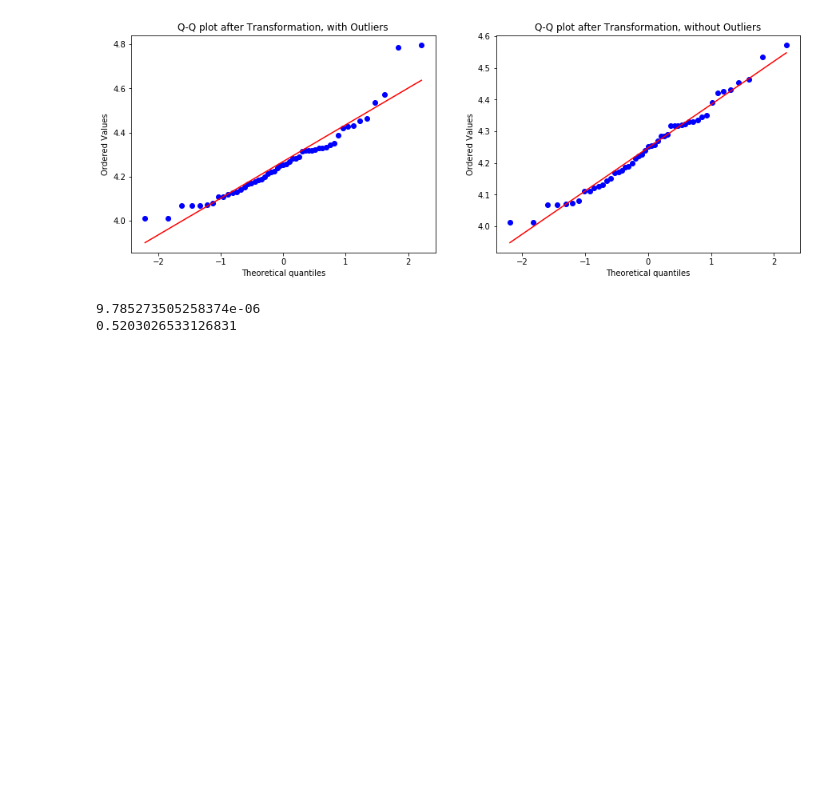
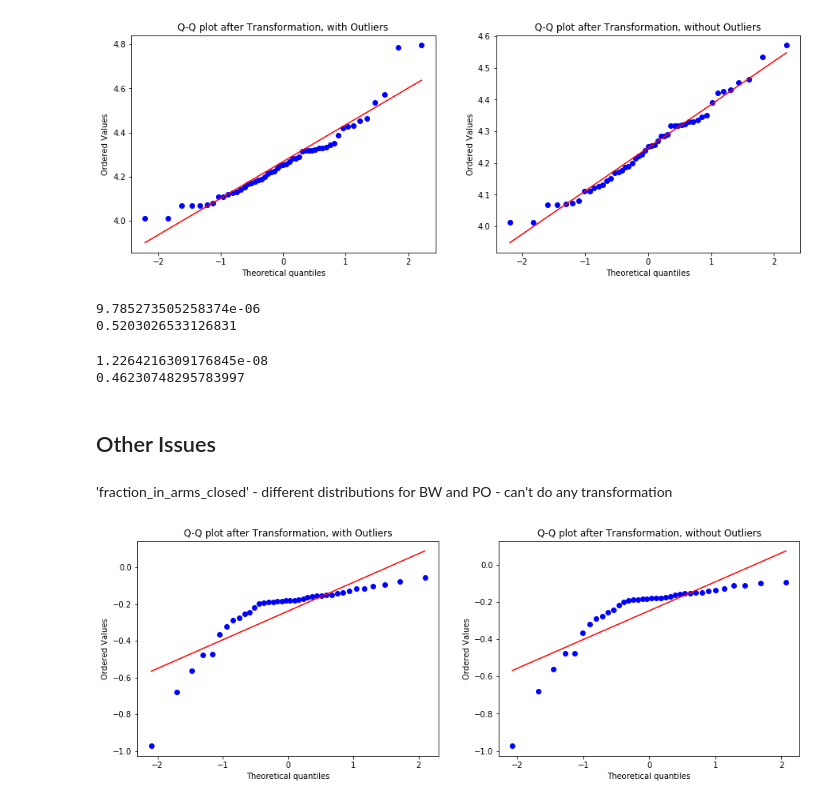
Before and after one commit to zachbogart/mice_behavior_capstone, a Jupyter notebook: process_data/results/Stat_significance.ipynb, the cells around one changed output. Drawn from its saved outputs; the diff is of its cells as text; code cells hidden in the pictures; blank space fills up the shorter version.

```diff
--- a/process_data/results/Stat_significance.ipynb
+++ b/process_data/results/Stat_significance.ipynb
@@ -260,3 +333,30 @@ print(shapiro(np.log(sorted(df_features_final.loc[df_features_final['mouse_detai
 # %% [output]
 9.785273505258374e-06
 0.5203026533126831
+# %%
+#p-values of normality test (higher the p value, higher is the probability of the underlying distribution being Normal)
+print(shapiro(df_features_final.loc[df_features_final['mouse_details_strain']=='PO', 'velocity_open_towards_outside_average_speed_active'])[1])
+print(shapiro(np.log(sorted(df_features_final.loc[df_features_final['mouse_details_strain']=='PO', 'velocity_open_towards_outside_average_speed_active'])[:-2]))[1])
+
+#Outlier removal clearly helped!
+# %% [output]
+1.2264216309176845e-08
+0.46230748295783997
+# %% [markdown]
+## Other Issues
+# %% [markdown]
+'fraction_in_arms_closed' - different distributions for BW and PO - can't do any transformation
+# %%
+plt.subplots(1, 2, figsize=(15, 5))
+
+plt.subplot(1, 2, 1)
+probplot(np.log(df_features_final.loc[df_features_final['mouse_details_strain']=='BW', 'fraction_in_arms_closed']), dist="norm", plot=pylab)
+plt.title("Q-Q plot after Transformation, with Outliers")
+
+plt.subplot(1, 2, 2)
+probplot(np.log(sorted(df_features_final.loc[df_features_final['mouse_details_strain']=='BW', 'fraction_in_arms_closed'])[:-2]), dist="norm", plot=pylab)
+plt.title("Q-Q plot after Transformation, without Outliers")
+
+plt.show()
+# %% [output]
+[figure, added]
```
Also changed, not shown: parts of 31 cells of this notebook, 1 other file.
